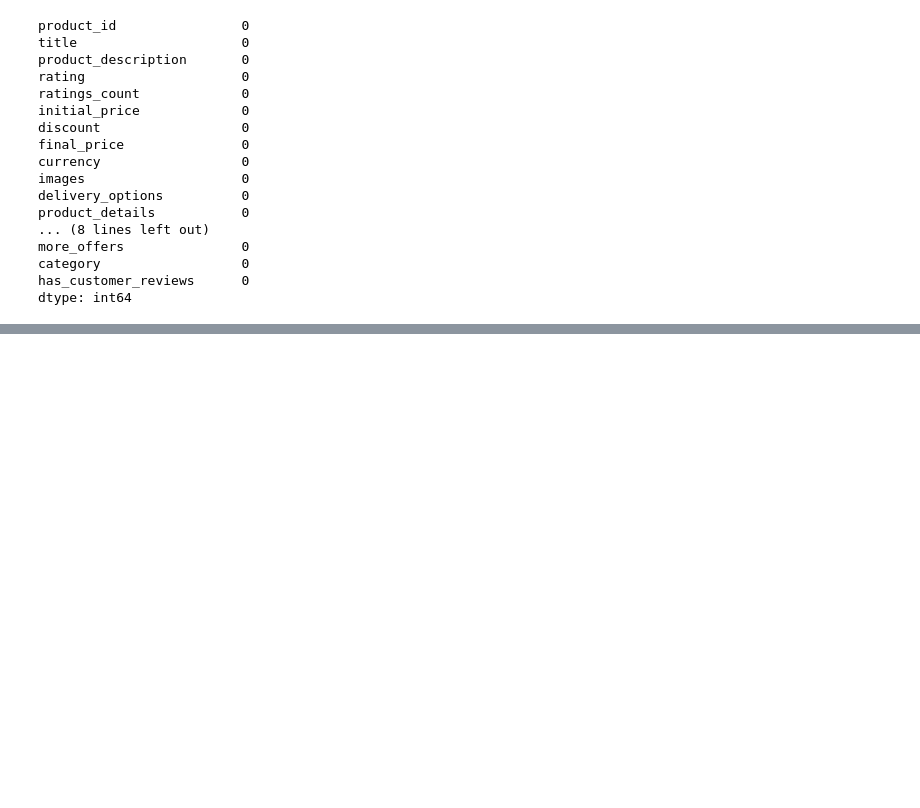
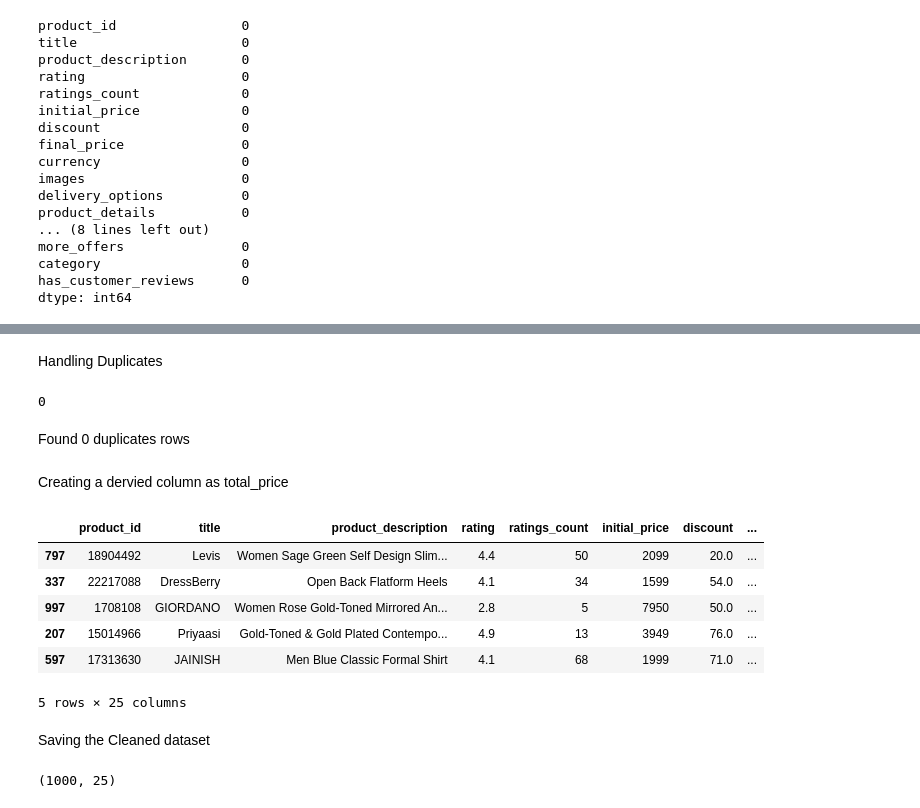
Before and after one commit to suryssss/CEI_Assigments, a Jupyter notebook: week-1-Assigment/week1.ipynb, the cells around one changed output, grey strips where cells are left out. Cells and saved outputs as stored; diff of their text form; code cells hidden in the pictures; blank space fills up the shorter version.

```diff
--- a/week-1-Assigment/week1.ipynb
+++ b/week-1-Assigment/week1.ipynb
@@ -333,0 +463,34 @@ dtype: int64
+# %% [markdown]
+Handling Duplicates
+# %%
+#total number of duplicates
+df.duplicated().sum()
+
+#checking for duplicate products Ids
+print(df.duplicated(subset='product_id').sum())
+# %% [output]
+0
+# %% [markdown]
+Found 0 duplicates rows
+# %% [markdown]
+Creating a dervied column as total_price
+# %%
+# as there is no quantity column in the dataset assuming the quantity=1
+df['quantity']=1
+
+#deriving total_amount column where
+#total_amount=final_price*quantity
+
+df["total_amount"]=df["final_price"]*df["quantity"]
+
+df.sample(5)
+# %% [output]
+|  | product_id | title | product_description | rating | ratings_count | initial_price | discount | ... |
+| 797 | 18904492 | Levis | Women Sage Green Self Design Slim... | 4.4 | 50 | 2099 | 20.0 | ... |
+| 337 | 22217088 | DressBerry | Open Back Flatform Heels | 4.1 | 34 | 1599 | 54.0 | ... |
+| 997 | 1708108 | GIORDANO | Women Rose Gold-Toned Mirrored An... | 2.8 | 5 | 7950 | 50.0 | ... |
+| 207 | 15014966 | Priyaasi | Gold-Toned & Gold Plated Contempo... | 4.9 | 13 | 3949 | 76.0 | ... |
+| 597 | 17313630 | JAINISH | Men Blue Classic Formal Shirt | 4.1 | 68 | 1999 | 71.0 | ... |
+5 rows × 25 columns
+# %% [markdown]
+Saving the Cleaned dataset
@@ -333,0 +500,5 @@ dtype: int64
+# %%
+#verifying the size
+df.shape
+# %% [output]
+(1000, 25)
```
Also changed, not shown: parts of 18 cells of this notebook, 2 other files.
